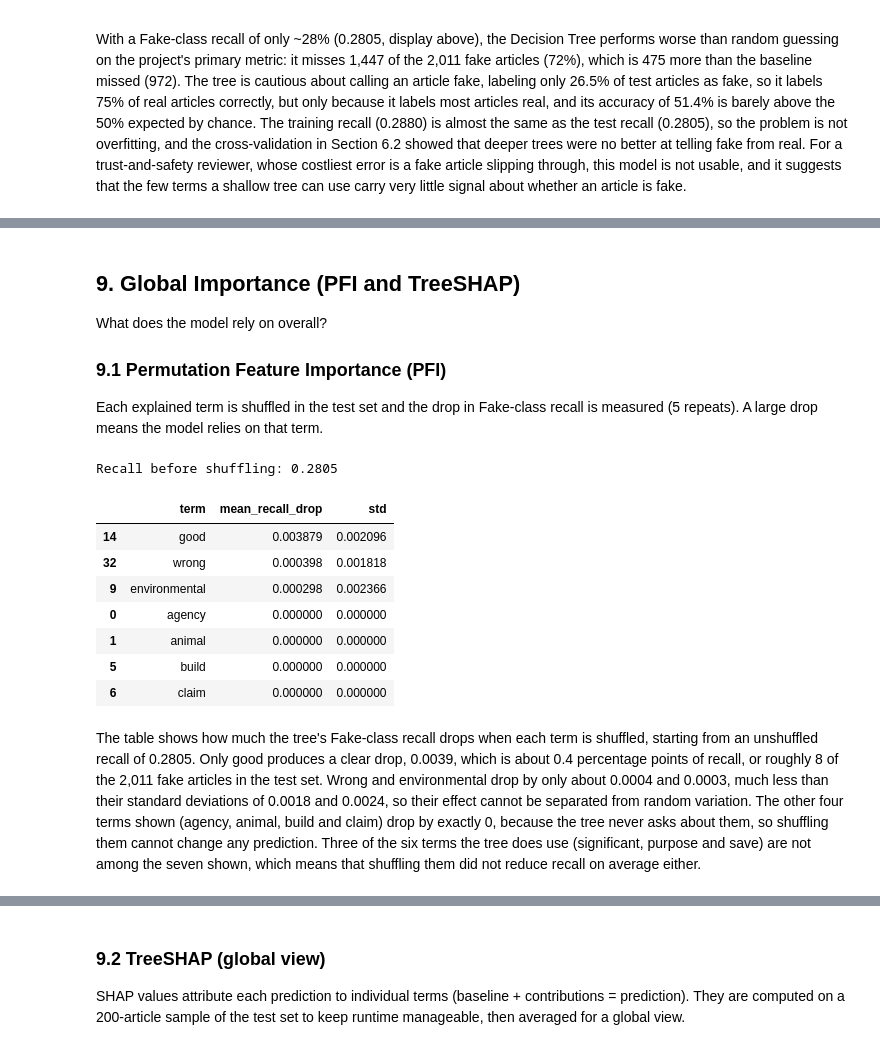
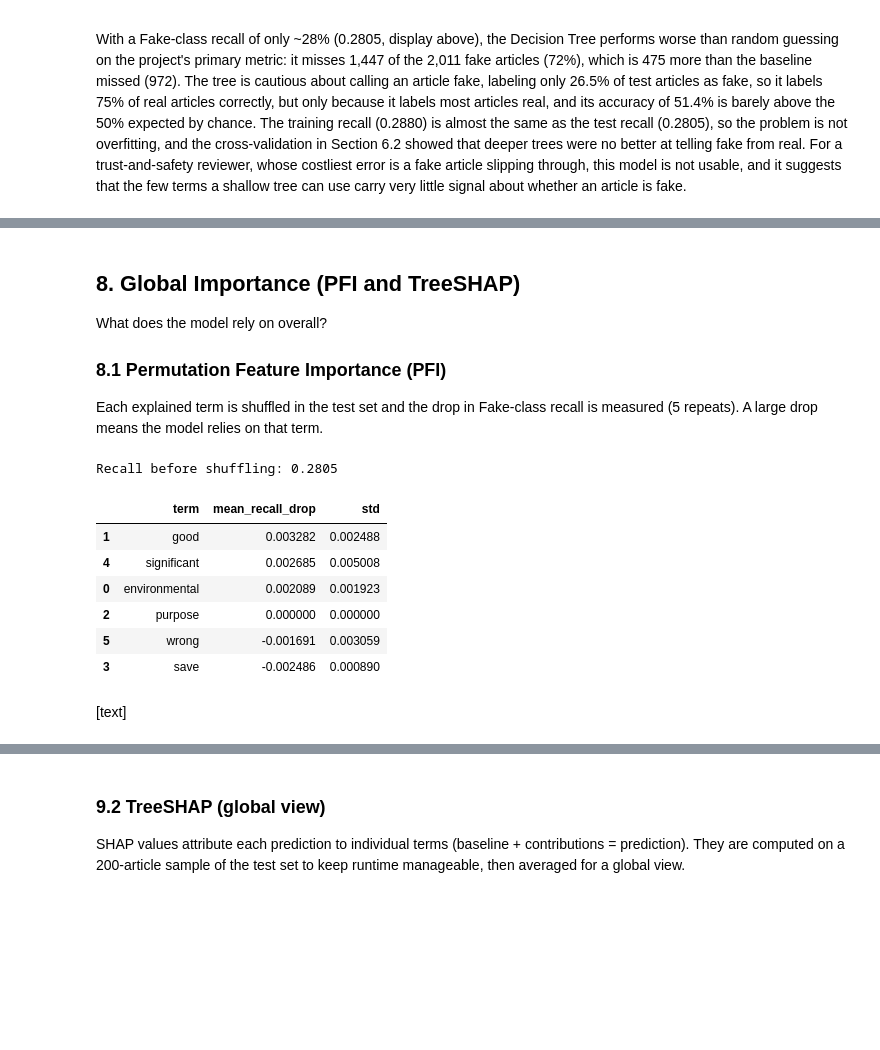
Before and after one commit to jirapon000/XDS_Fake_New_Detection, a Jupyter notebook: decision_tree.ipynb, the cells around one changed output, grey strips where cells are left out. Cells and saved outputs as stored; diff of their text form; code cells hidden in the pictures; blank space fills up the shorter version.

Commit message:
Fixing decision tree model

```diff
--- a/decision_tree.ipynb
+++ b/decision_tree.ipynb
@@ -299,42 +241,41 @@ The heatmap is almost entirely pale gray, meaning the correlations between diffe
 # %% [markdown]
-## 9. Global Importance (PFI and TreeSHAP)
+## 8. Global Importance (PFI and TreeSHAP)
 
 What does the model rely on overall?
 
-### 9.1 Permutation Feature Importance (PFI)
+### 8.1 Permutation Feature Importance (PFI)
 
 Each explained term is shuffled in the test set and the drop in Fake-class recall is measured (5 repeats). A large drop means the model relies on that term.
 # %%
 def permutation_recall_drop(model, X_dense, y_true, col_indices, n_repeats=5, seed=RANDOM_STATE):
     rng = np.random.RandomState(seed)
     base = recall_score(y_true, model.predict(X_dense), pos_label=1)
     rows = []
     for col in col_indices:
         original = X_dense[:, col].copy()
         drops = []
         for _ in range(n_repeats):
             X_dense[:, col] = rng.permutation(original)
             drops.append(base - recall_score(y_true, model.predict(X_dense), pos_label=1))
         X_dense[:, col] = original
         rows.append((feature_names[col], np.mean(drops), np.std(drops)))
     result = pd.DataFrame(rows, columns=["term", "mean_recall_drop", "std"])
     return base, result.sort_values("mean_recall_drop", ascending=False)
 
-base_recall, pfi_df = permutation_recall_drop(dt, X_test_dense, y_test, explain_idx)
+base_recall, pfi_df = permutation_recall_drop(dt, X_test_dense, y_test, used_idx)
 print(f"Recall before shuffling: {base_recall:.4f}")
 pfi_df.head(7)
 # %% [output]
 Recall before shuffling: 0.2805
 |  | term | mean_recall_drop | std |
-| 14 | good | 0.003879 | 0.002096 |
-| 32 | wrong | 0.000398 | 0.001818 |
-| 9 | environmental | 0.000298 | 0.002366 |
-| 0 | agency | 0.000000 | 0.000000 |
-| 1 | animal | 0.000000 | 0.000000 |
-| 5 | build | 0.000000 | 0.000000 |
-| 6 | claim | 0.000000 | 0.000000 |
+| 1 | good | 0.003282 | 0.002488 |
+| 4 | significant | 0.002685 | 0.005008 |
+| 0 | environmental | 0.002089 | 0.001923 |
+| 2 | purpose | 0.000000 | 0.000000 |
+| 5 | wrong | -0.001691 | 0.003059 |
+| 3 | save | -0.002486 | 0.000890 |
 # %% [markdown]
-The table shows how much the tree's Fake-class recall drops when each term is shuffled, starting from an unshuffled recall of 0.2805. Only good produces a clear drop, 0.0039, which is about 0.4 percentage points of recall, or roughly 8 of the 2,011 fake articles in the test set. Wrong and environmental drop by only about 0.0004 and 0.0003, much less than their standard deviations of 0.0018 and 0.0024, so their effect cannot be separated from random variation. The other four terms shown (agency, animal, build and claim) drop by exactly 0, because the tree never asks about them, so shuffling them cannot change any prediction. Three of the six terms the tree does use (significant, purpose and save) are not among the seven shown, which means that shuffling them did not reduce recall on average either.
+[text]
 # %%
 top_pfi = pfi_df.head(7).iloc[::-1]
 plt.figure(figsize=(8, 6))
```
Also changed, not shown: parts of 29 cells of this notebook.
